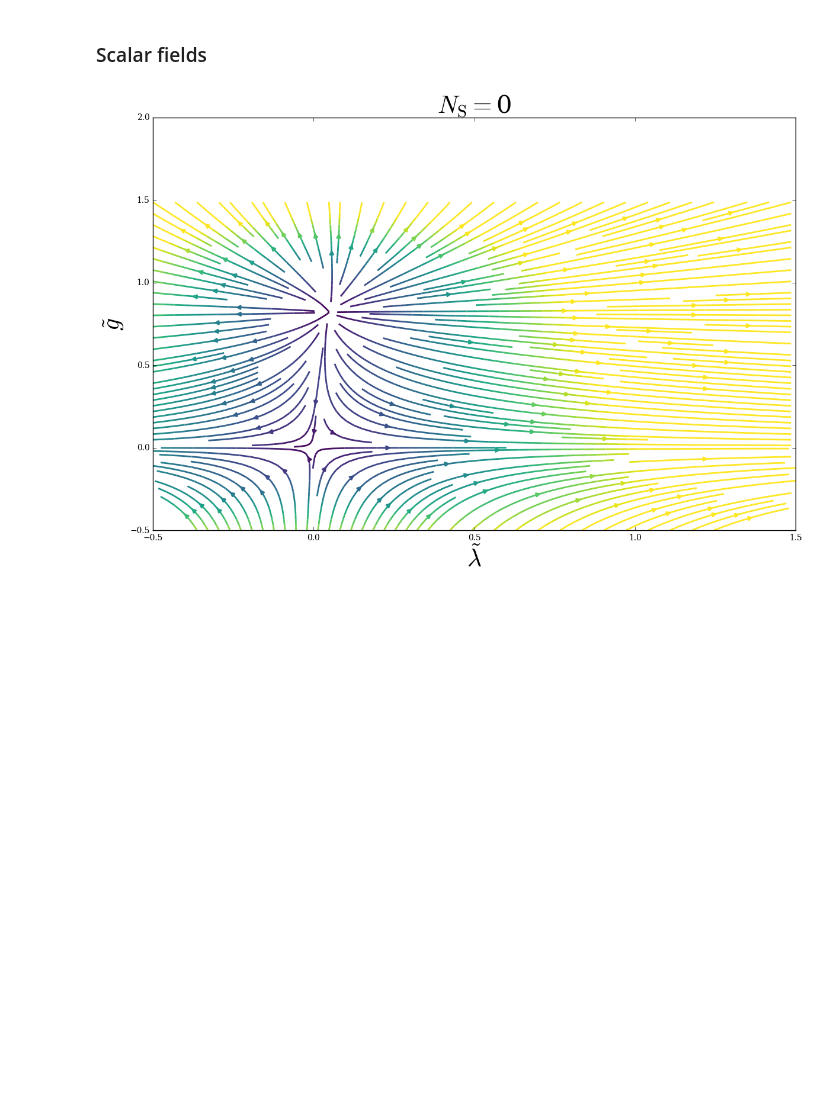
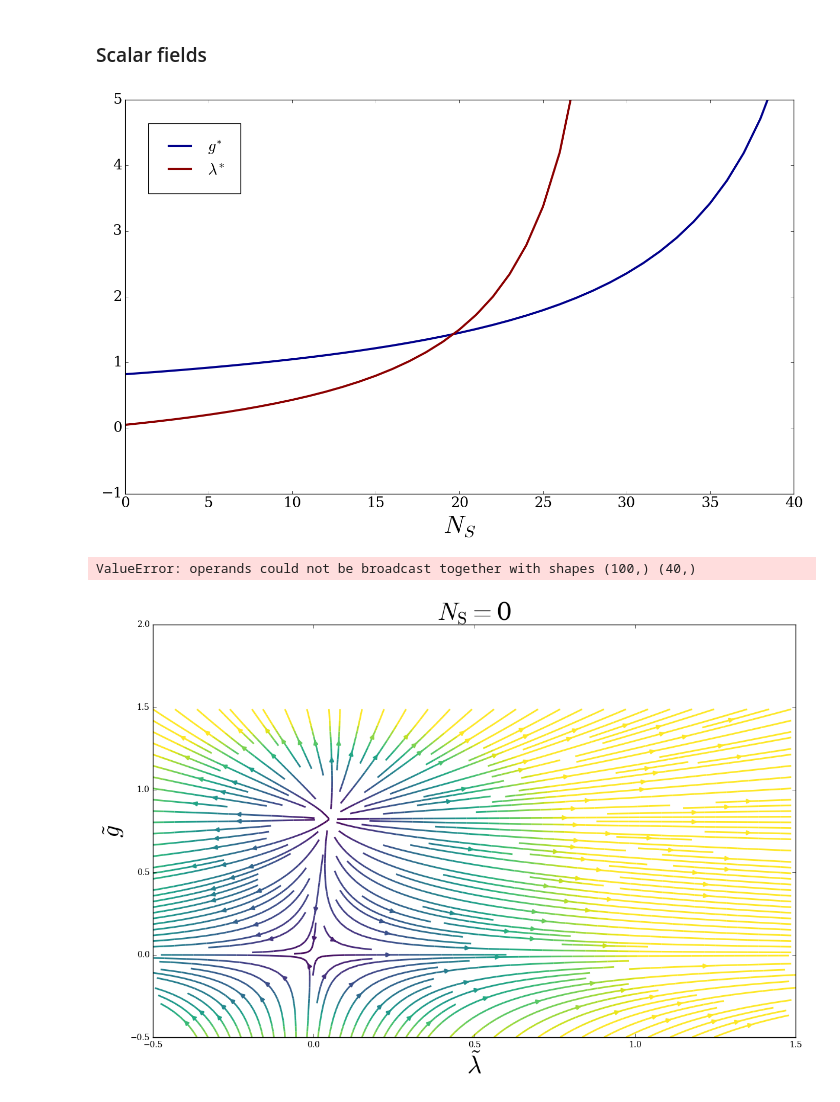
Before and after one commit to mathieukaltschmidt/BSc-Thesis, a Jupyter notebook: Numerics/Python/Plots.ipynb, the cells around one changed output. Drawn from its saved outputs; the diff is of its cells as text; code cells hidden in the pictures; blank space fills up the shorter version.

```diff
--- a/Numerics/Python/Plots.ipynb
+++ b/Numerics/Python/Plots.ipynb
@@ -74,8 +74,41 @@ def dt_G(G, N_S, N_D, N_V):
 
 def dt_Lam(G,Lam, N_S, N_D, N_V):
     return -2*Lam +  G/(4*np.pi)*(N_S - 4*N_D + 2*N_V + 2) + (G*Lam)/(6*np.pi)*(N_S + 2*N_D- 4*N_V - 16)
+# %%
+#Fixed Points as function of matter fields from perturbative approximation
+def Lam_star(N_S, N_D, N_V):
+    return -(3/4)*(N_S - 4*N_D + 2*N_V + 2)/(N_S + 2*N_D -4*N_V -31)
+def G_star(N_S, N_D, N_V):
+    return -(12*np.pi)/(N_S  -(5/2) 2*N_D - 4*N_V - 27) #Achtung mit der 27..
 # %% [markdown]
 ### Scalar fields
+# %%
+#Impact on fixed point values
+plt.plot(Nscalars, G_star(Nscalars, 0, 0), linewidth=3, color="darkblue", label=r"$g^{*}$")
+plt.plot(Nscalars, Lam_star(Nscalars, 0, 0),linewidth=3, color="darkred", label=r"$\lambda^{*}$")
+
+plt.ylim(-1,5)
+plt.xticks(fontsize=20)
+plt.yticks(fontsize=20)
+
+plt.xlabel(r"$N_S$", size =35)
+
+plt.legend(frameon=True, fontsize=22, borderpad=1, borderaxespad=1.5,loc='best')
+
+
+#Saving figure
+plt.tight_layout()
+plt.savefig('Plots/FP_scalars.png', format='png')
+# %% [output]
+[figure, added]
+# %%
+#Range of couplings we are interested in
+g = np.linspace(-0.5,1.5,100)
+lam = np.linspace(-0.5,1.5,100)
+
+plt.plot(g, dt_G(g, Nscalars,N_D,N_V))
+# %% [output]
+ValueError: operands could not be broadcast together with shapes (100,) (40,)
 # %%
 #Range of couplings we are interested in
 g = np.linspace(-0.5,1.5,100)
```
Also changed, not shown: parts of 3 cells of this notebook, 13 other files.
